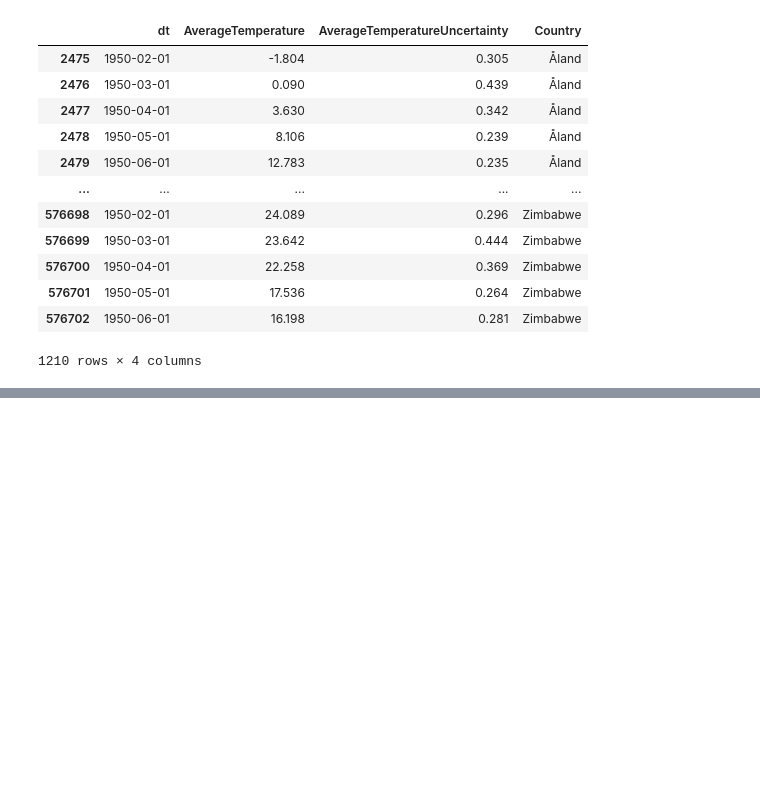
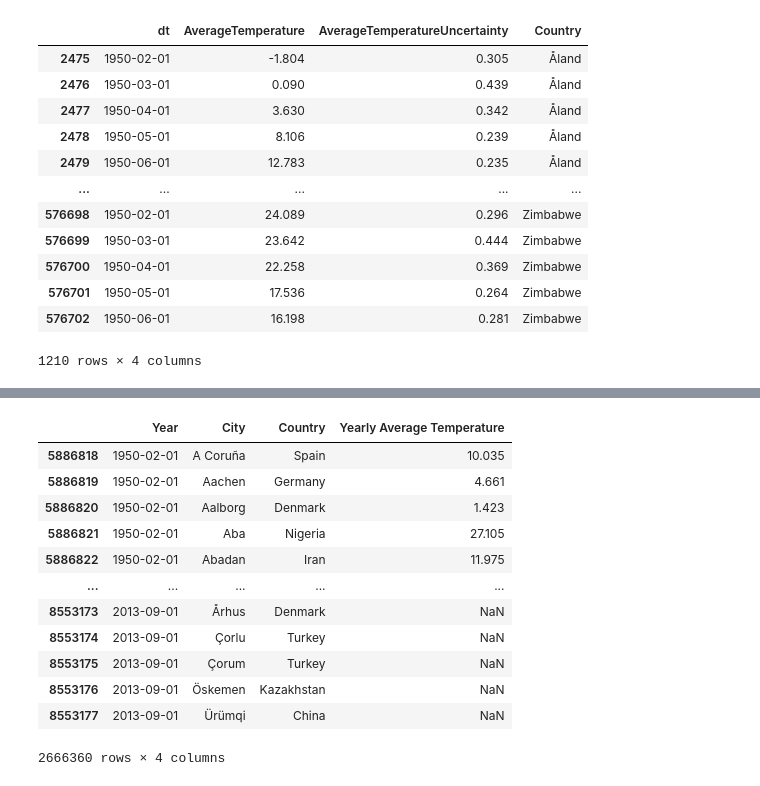
Before and after one commit to Sophiatun/Climate_Change_Analysis, a Jupyter notebook: Countries.ipynb, the cells around one changed output, grey strips where cells are left out. Cells and saved outputs as stored; diff of their text form; code cells hidden in the pictures; blank space fills up the shorter version.

```diff
--- a/Countries.ipynb
+++ b/Countries.ipynb
@@ -149,0 +259,17 @@ final_df.to_csv("Countries.csv")
+# %%
+cleaned_cities = yearly_avg_city_df[yearly_avg_city_df['Year']>="1950-02-01"]
+cleaned_cities
+# %% [output]
+|  | Year | City | Country | Yearly Average Temperature |
+| 5886818 | 1950-02-01 | A Coruña | Spain | 10.035 |
+| 5886819 | 1950-02-01 | Aachen | Germany | 4.661 |
+| 5886820 | 1950-02-01 | Aalborg | Denmark | 1.423 |
+| 5886821 | 1950-02-01 | Aba | Nigeria | 27.105 |
+| 5886822 | 1950-02-01 | Abadan | Iran | 11.975 |
+| ... | ... | ... | ... | ... |
+| 8553173 | 2013-09-01 | Århus | Denmark | NaN |
+| 8553174 | 2013-09-01 | Çorlu | Turkey | NaN |
+| 8553175 | 2013-09-01 | Çorum | Turkey | NaN |
+| 8553176 | 2013-09-01 | Öskemen | Kazakhstan | NaN |
+| 8553177 | 2013-09-01 | Ürümqi | China | NaN |
+2666360 rows × 4 columns
```
Also changed, not shown: parts of 17 cells of this notebook.
